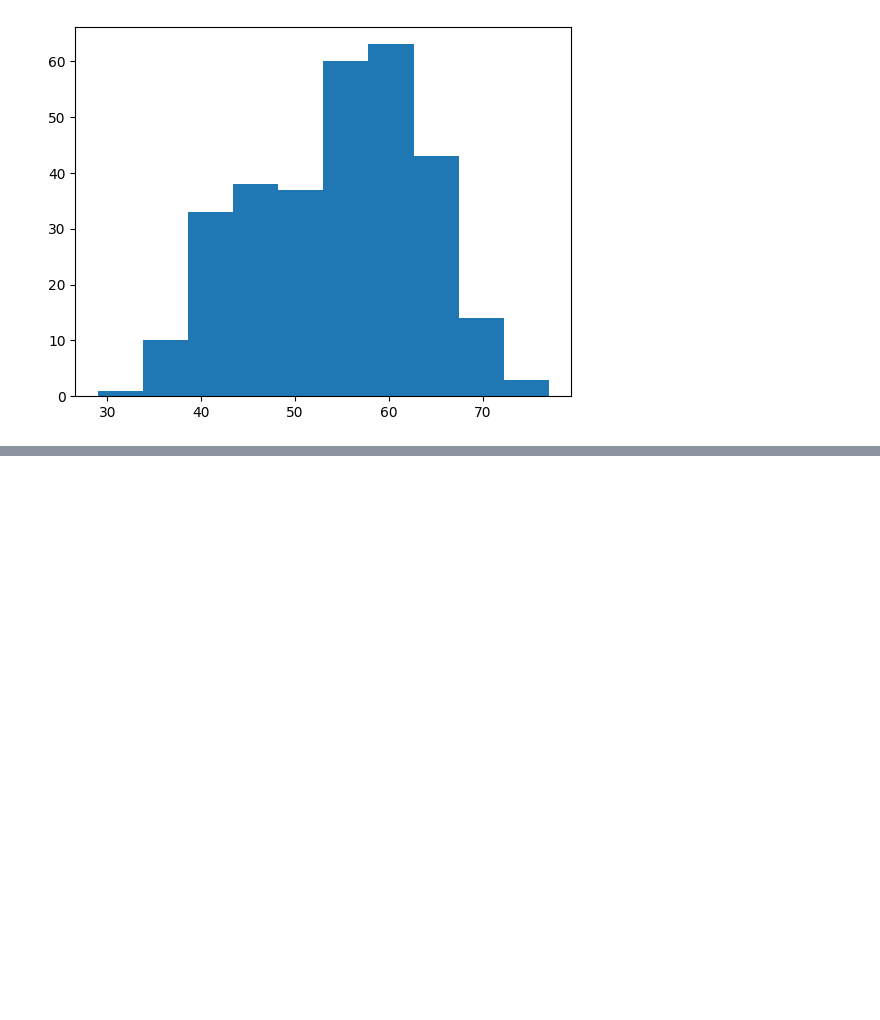
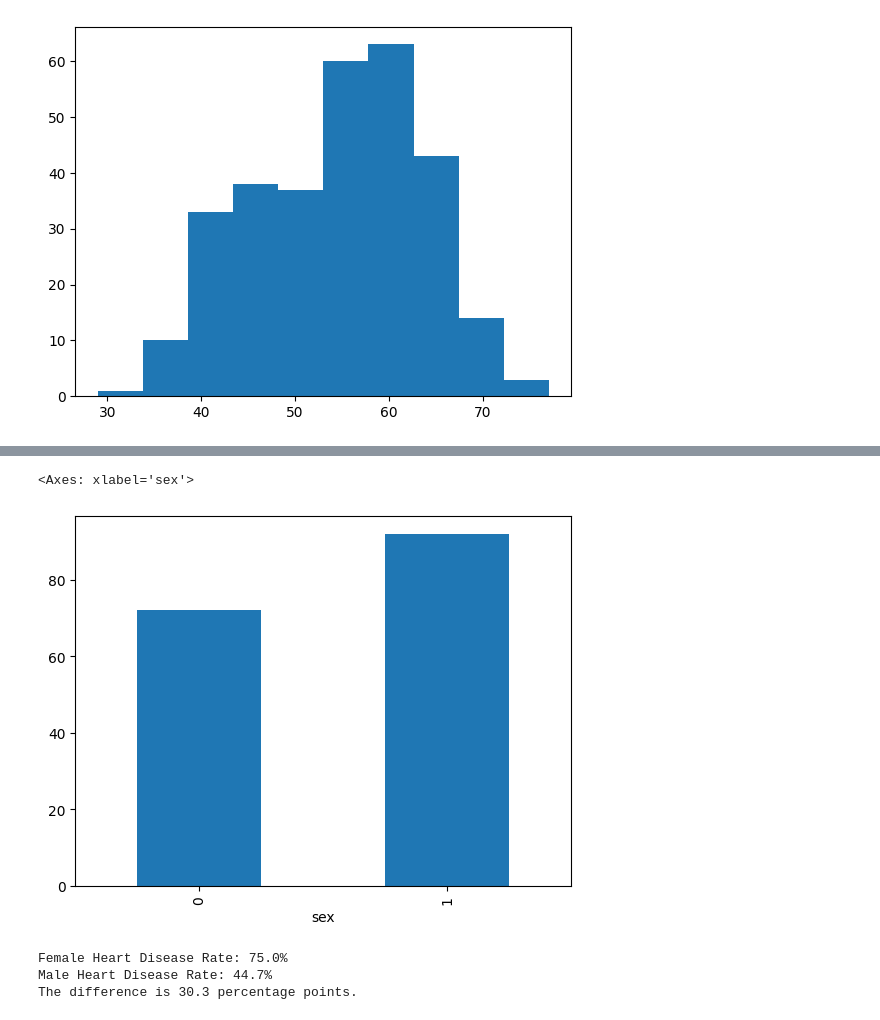
Before and after one commit to medisumeet/Heart-Disease-Prediction, a Jupyter notebook: heart-disease-prediction.ipynb, the cells around one changed output, grey strips where cells are left out. Drawn from its saved outputs; the diff is of its cells as text; code cells hidden in the pictures; blank space fills up the shorter version.

Commit message:
Kaggle Notebook | Comparative study on Heart Disease Prediction | Version 2

```diff
--- a/heart-disease-prediction.ipynb
+++ b/heart-disease-prediction.ipynb
@@ -171,0 +224,20 @@ plt.hist(df["age"])
+# %%
+df.groupby("sex")["target"].sum().plot(kind = "bar")
+# %% [output]
+<Axes: xlabel='sex'>
+[figure, added]
+# %%
+rates = df.groupby('sex')['target'].mean()
+
+female_rate = rates[0]
+male_rate = rates[1]
+
+percentage_diff = abs(male_rate - female_rate) * 100
+
+print(f"Female Heart Disease Rate: {female_rate * 100:.1f}%")
+print(f"Male Heart Disease Rate: {male_rate * 100:.1f}%")
+print(f"The difference is {percentage_diff:.1f} percentage points.")
+# %% [output]
+Female Heart Disease Rate: 75.0%
+Male Heart Disease Rate: 44.7%
+The difference is 30.3 percentage points.
```
Also changed, not shown: parts of 12 cells of this notebook.
